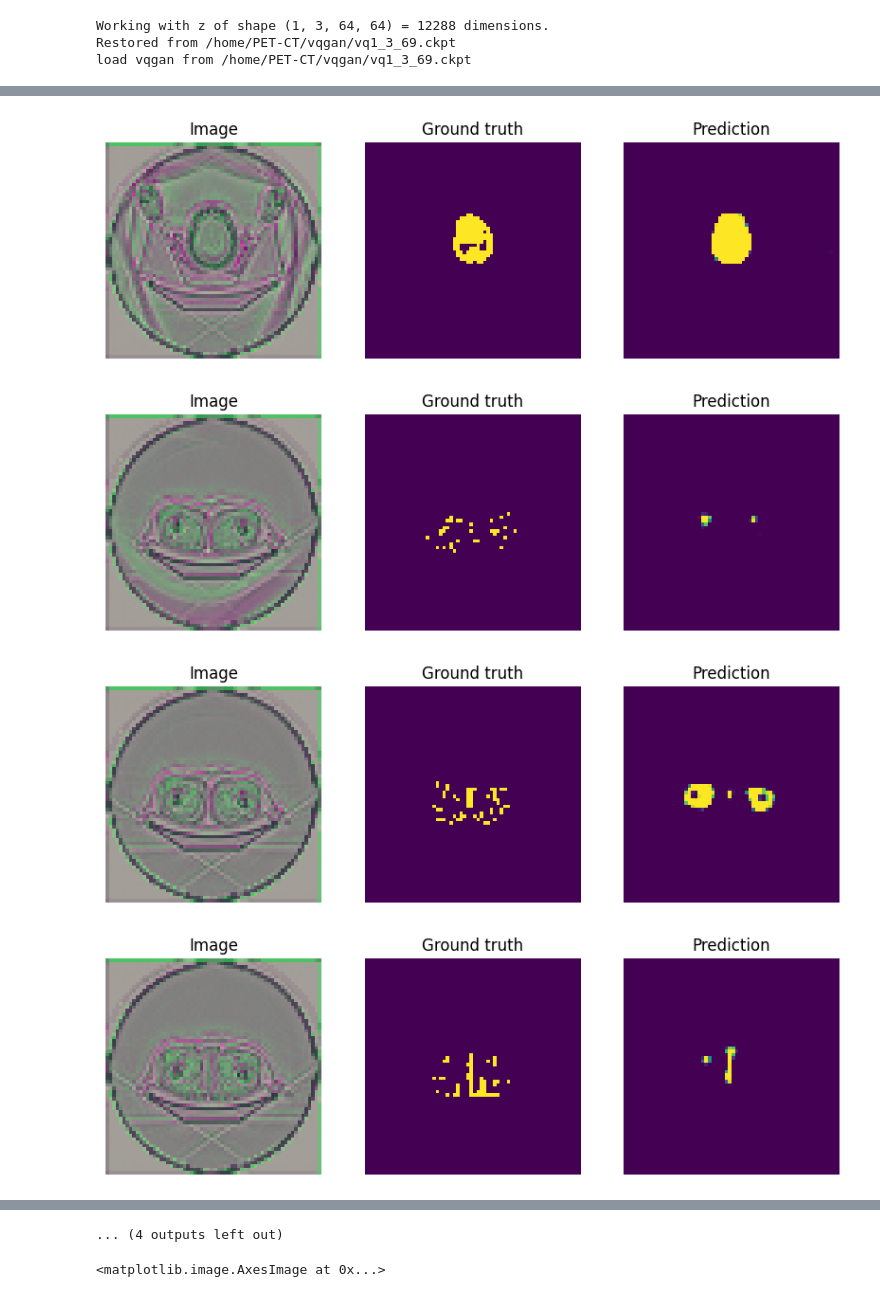
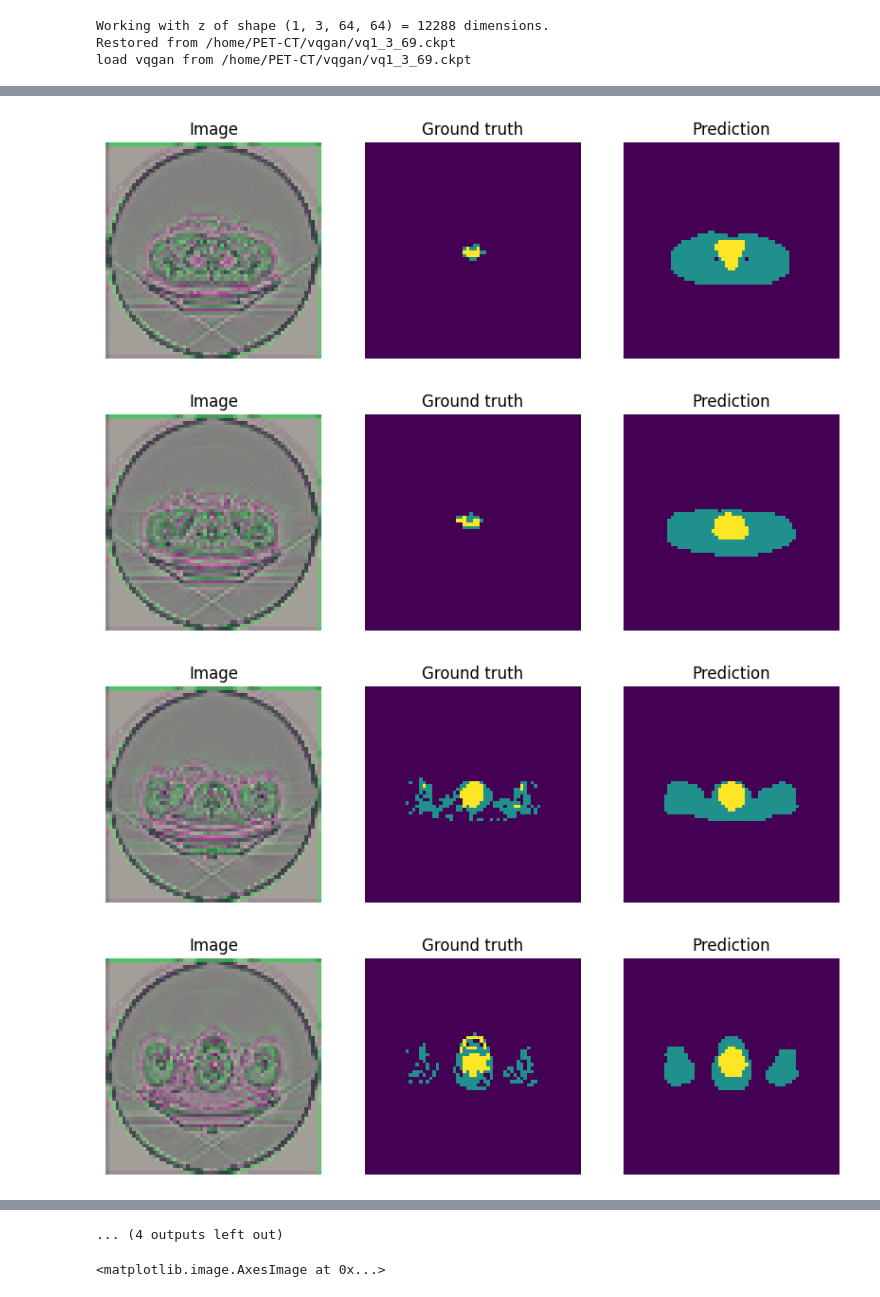
Before and after one commit to tien-th/BBDM_folk, a Jupyter notebook: test_segmentor.ipynb, the cells around one changed output, grey strips where cells are left out. Saved outputs shown, nothing was run; the diff lists cells and outputs as text; code cells hidden in the pictures.

```diff
--- a/test_segmentor.ipynb
+++ b/test_segmentor.ipynb
@@ -203,38 +323,39 @@ plt.axis("off")
 # %%
-CHECKPOINT_FILE_PATH = CHECKPOINT_PATH + "/UnetPlusPlus/lightning_logs/version_0/checkpoints/epoch=4-step=7500.ckpt"
-model_name = "UnetPlusPlus"
+CHECKPOINT_FILE_PATH = CHECKPOINT_PATH + "/Unet/lightning_logs/version_4/checkpoints/epoch=0-step=1500.ckpt"
+model_name = "Unet"
 encoder_name = "resnet34"
-model = SegmentationModel.load_from_checkpoint(CHECKPOINT_FILE_PATH, arch=model_name, encoder_name=encoder_name, in_channels=3, out_classes=1)
+model = SegmentationModel.load_from_checkpoint(CHECKPOINT_FILE_PATH, arch=model_name, encoder_name=encoder_name, in_channels=3, out_classes=3)
 # %%
 INDEX = 0
 batch = list(test_dataloader)[INDEX]
 with torch.no_grad():
     model.eval()
     logits = model(batch[0])
 
-pr_masks = logits.sigmoid()
+# pr_masks = logits.sigmoid()
+pr_masks = torch.argmax(logits, dim=1)
 
 for image, gt_mask, pr_mask in zip(batch[0], batch[1], pr_masks):
     plt.figure(figsize=(10, 5))
 
     plt.subplot(1, 3, 1)
     plt.imshow(image.numpy().transpose(1, 2, 0))  # convert CHW -> HWC
     plt.title("Image")
     plt.axis("off")
 
     plt.subplot(1, 3, 2)
     plt.imshow(gt_mask.numpy().squeeze()) # just squeeze classes dim, because we have only one class
     plt.title("Ground truth")
     plt.axis("off")
 
     plt.subplot(1, 3, 3)
     plt.imshow(pr_mask.numpy().squeeze()) # just squeeze classes dim, because we have only one class
     plt.title("Prediction")
     plt.axis("off")
 
     plt.show()
 # %% [output]
-[figure, old version]
+[figure, new version]
-[figure, old version]
+[figure, new version]
-[figure, old version]
+[figure, new version]
-[figure, old version]
+[figure, new version]
```
Also changed, not shown: parts of 4 cells of this notebook, 10 other files.
